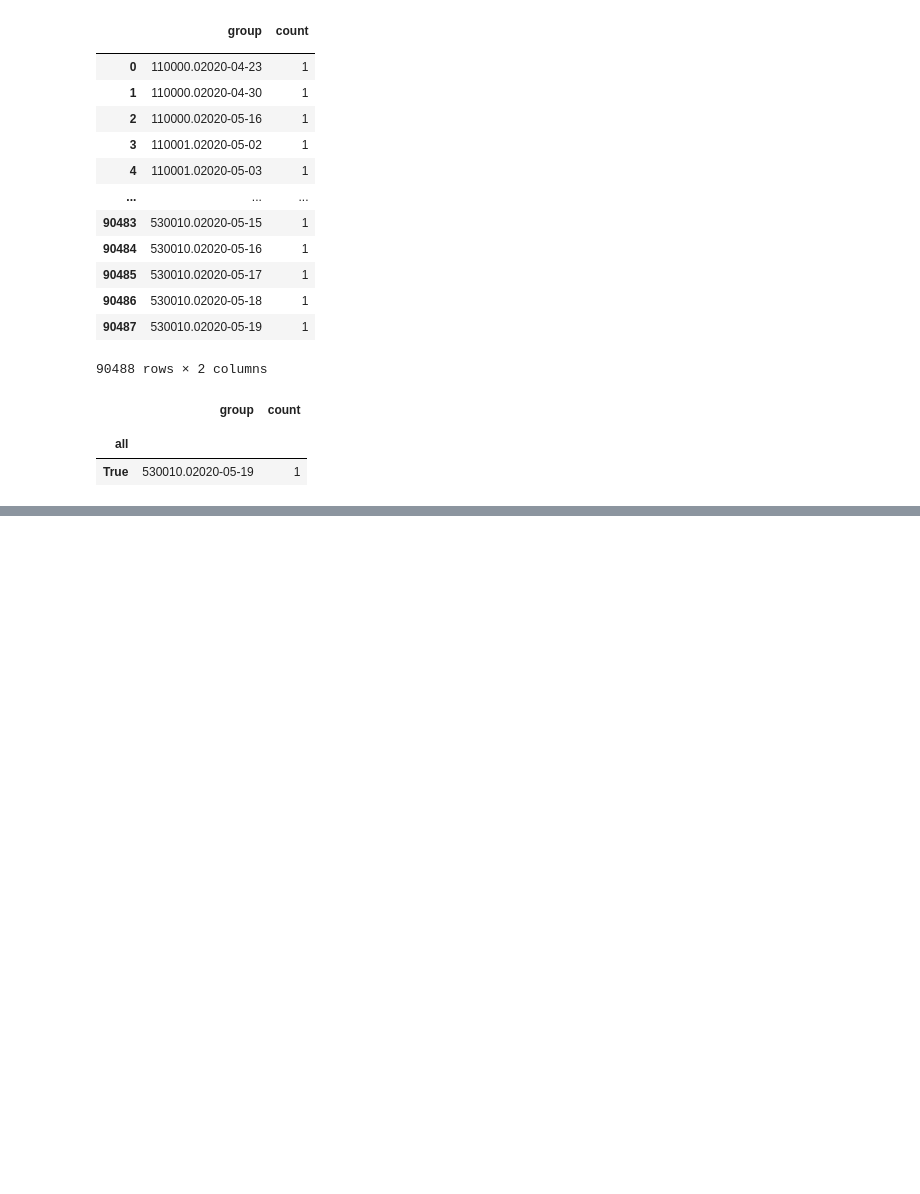
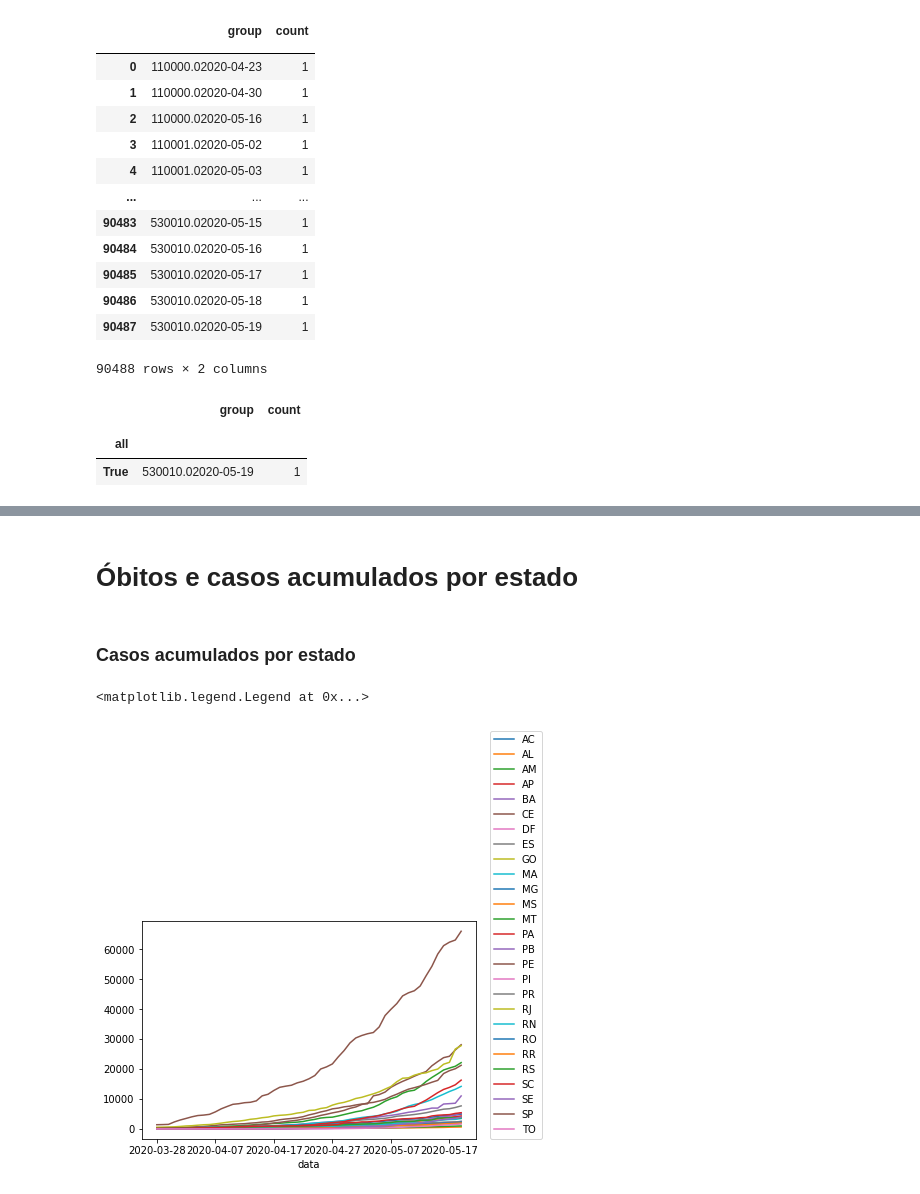
Before and after one commit to LucaDillenburg/Data-Analytics-Covid, a Jupyter notebook: main.ipynb, the cells around one changed output, grey strips where cells are left out. Saved outputs shown, nothing was run; the diff lists cells and outputs as text; code cells hidden in the pictures; blank space fills up the shorter version.

```diff
--- a/main.ipynb
+++ b/main.ipynb
@@ -521,0 +600,12 @@ df_total_acumulados.groupby('all').sum()
+# %% [markdown]
+# Óbitos e casos acumulados por estado
+# %%
+df_dados_estado = df_casos[['casosAcumulado', 'obitosAcumulado', 'estado', 'data']].groupby(['estado', 'data']).sum().reset_index()
+# %% [markdown]
+### Casos acumulados por estado
+# %%
+df_dados_estado.pivot(index='data', columns='estado', values='casosAcumulado').plot()
+plt.legend(loc=(1.04,0))
+# %% [output]
+<matplotlib.legend.Legend at 0x...>
+[figure, added]
```
Also changed, not shown: parts of 42 cells of this notebook.
